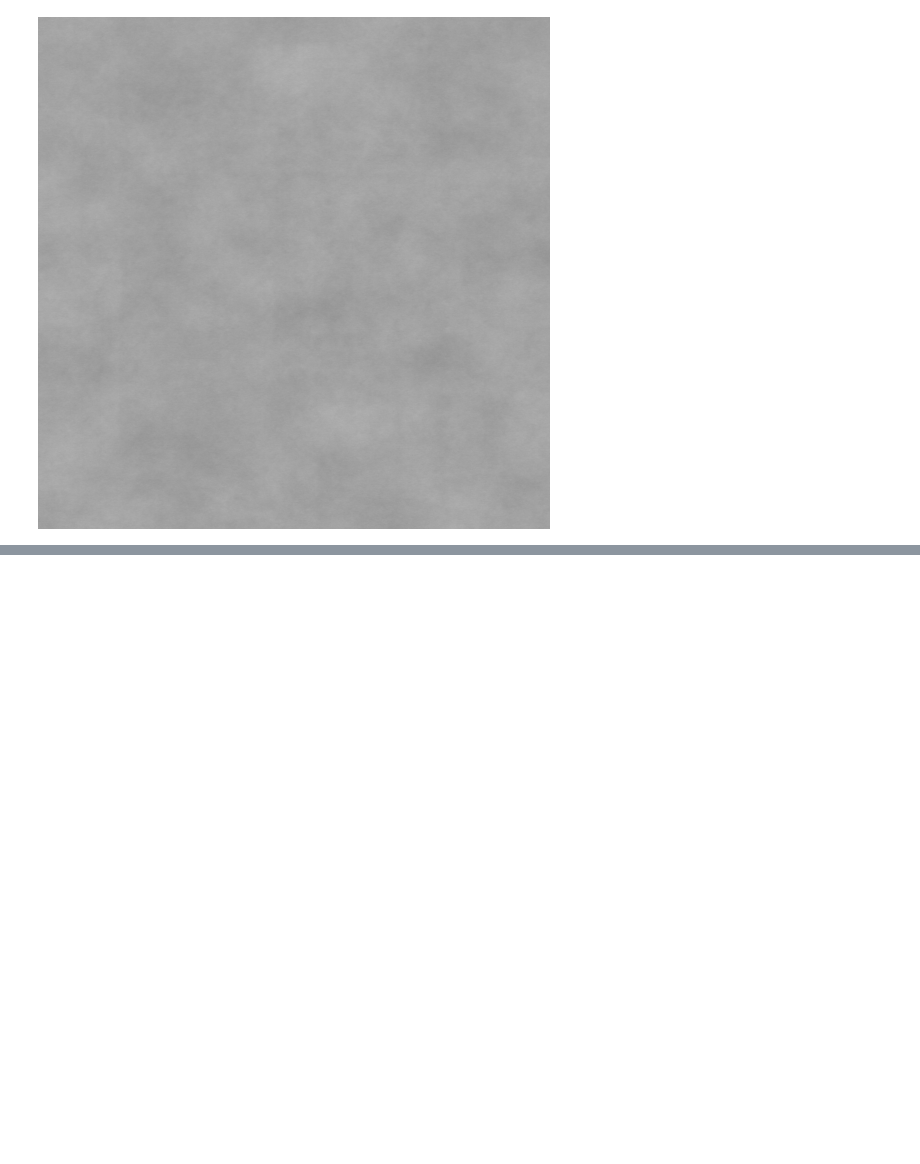
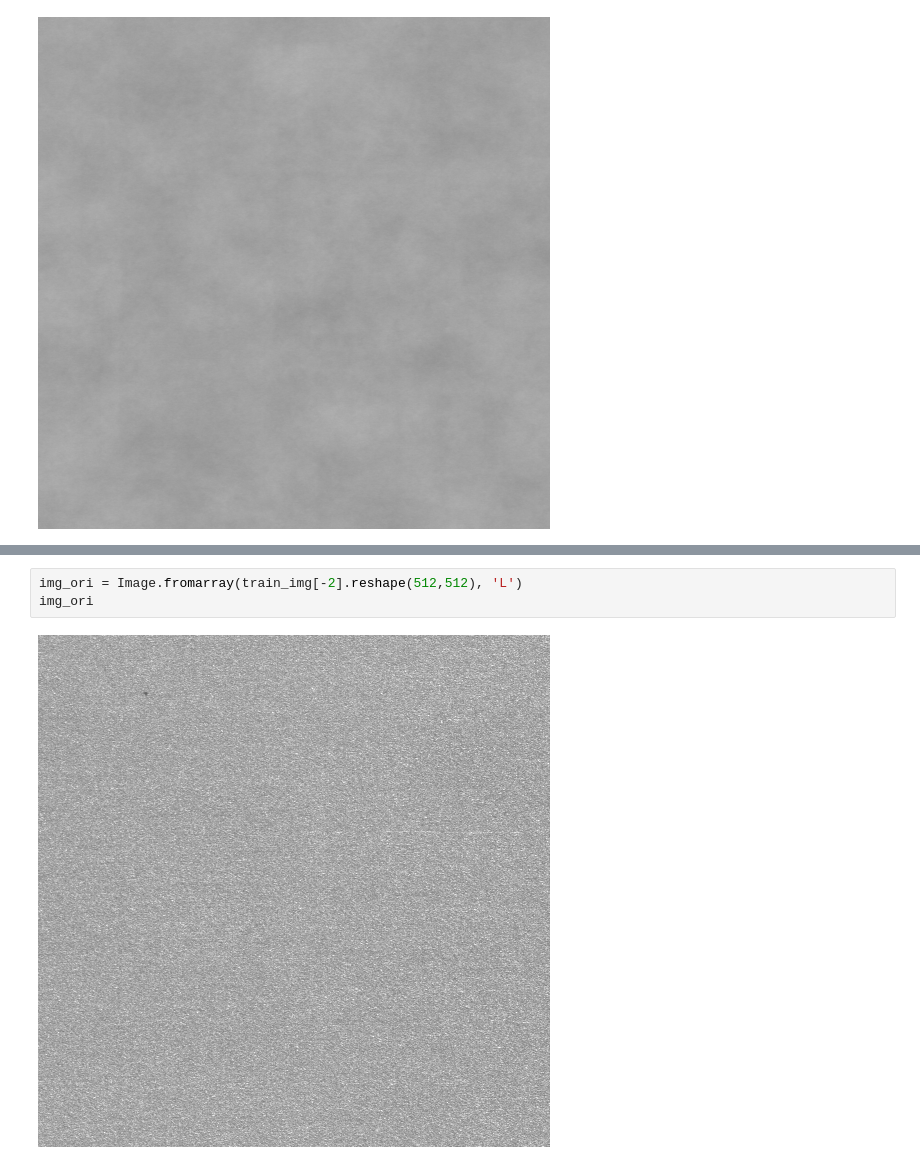
Before and after one commit to kevin879275/AOI_DETECT, a Jupyter notebook: AOI/aoi.ipynb, the cells around one changed output, grey strips where cells are left out. Cells and saved outputs as stored; diff of their text form; blank space fills up the shorter version.

```diff
--- a/AOI/aoi.ipynb
+++ b/AOI/aoi.ipynb
@@ -55,0 +98,5 @@ train_img[-1].shape
+# %%
+img_ori = Image.fromarray(train_img[-2].reshape(512,512), 'L')
+img_ori
+# %% [output]
+[figure, added]
```
Also changed, not shown: parts of 10 cells of this notebook.
